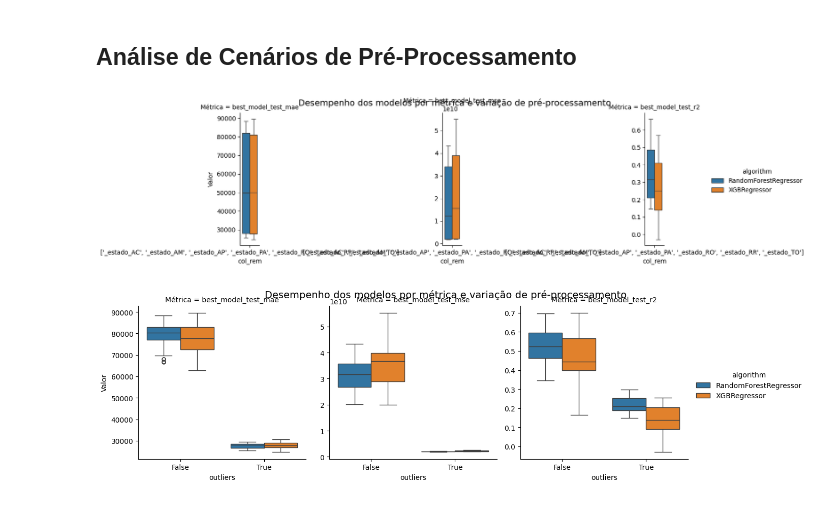
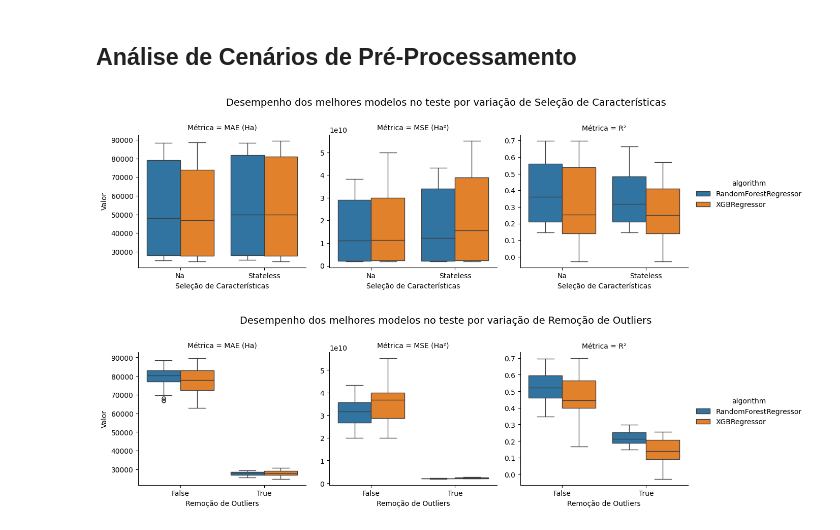
Before and after one commit to SirSirocco/DataScience_2025_1, a Jupyter notebook: analyse_plan_all.ipynb, the cells around one changed output. Saved outputs shown, nothing was run; the diff lists cells and outputs as text; code cells hidden in the pictures.

```diff
--- a/analyse_plan_all.ipynb
+++ b/analyse_plan_all.ipynb
@@ -204,31 +232,40 @@ display(df_perf_cmp_table)
 # %% [markdown]
 Para assegurar a interpretabilidade, serão considerados apenas os casos sem PCA aplicado, isto é, com `PCA=0`.
 # %%
+# Constantes auxiliares
 COEF_MASK = "FS={scenario}"
+COEF_ALPHA = 5 # %
 
 # Formatação
 COEF_TITLE = "Importância média por característica no cenário: {scenario}"
 COEF_X_AXIS = "Característica"
 COEF_Y_AXIS = "Importância"
 
+# Obtém cenários sem PCA aplicado
 df_pcaless = df_exp_plan[df_exp_plan[_PCA] == 0]
 
 for scenario in _FS_SCENARIOS:
+    # Filtra o cenário de seleção de features desejado
     df_scenario = df_pcaless[
         df_pcaless[_CASE].apply(
             lambda key: COEF_MASK.format(scenario=scenario) in key
         )
     ]
 
+    # Obtém DataFrame com a média dos coeficientes
     df_avg_coefs = get_avg_coefs(df_scenario)
 
-    # Plota gráfico
+    """
+    Plota gráfico de barras da média por coeficiente com intervalo de confiança
+    ao nível de significância alfa
+    """
     plt.figure(figsize=(10, 6))
     sns.barplot(
         data=df_avg_coefs,
         x=_FEATURE,
         y=_IMPORTANCE,
-        hue=_ALGORITHM
+        hue=_ALGORITHM,
+        errorbar=("ci", 100 - COEF_ALPHA)
     )
     plt.title(COEF_TITLE.format(scenario=scenario.capitalize()))
     plt.xlabel(COEF_X_AXIS)
@@ -246,49 +283,68 @@ for scenario in _FS_SCENARIOS:
 # %% [markdown]
 ## Análise de Cenários de Pré-Processamento
 # %%
+# Constantes auxiliares
+PRE_MASK = "FS={scenario}"
 PRE_REF_METRIC = "r2" # Métrica de referência usada na V.C.
-PRE_STEPS = [_FS, _OUT, _NORM]
-PRE_STEPS_NUM = len(PRE_STEPS)
-PRE_X_AXIS = ["Cenário de FS", "Outliers Removidos", "Normalização"]
-PRE_TEST = "best_model_test"
-PRE_METRIC = "Métrica"
-PRE_VALUE = "Valor"
+
+PRE_STEPS_MAP = {
+    _FS: "Seleção de Características",
+    _OUT: "Remoção de Outliers",
+    _NORM: "Normalização"
+}
+
+PRE_MAP_METRICS = {
+    f"{_TEST_RADIX}_mae": "MAE (Ha)",
+    f"{_TEST_RADIX}_mse": "MSE (Ha²)",
+    f"{_TEST_RADIX}_r2": "R²",
+}
 
 # Formatação
 PRE_PLOT = "box"
+PRE_METRIC = "Métrica"
+PRE_TITLE = "Desempenho dos melhores modelos no teste por variação de {step_name}"
+PRE_Y_AXIS = "Valor"
 
 # Restringe apenas aos casos que tenham usado a métrica de referência em sua V.C.
-df_pre_proc = normalize_df_exp_plan_cv(df_exp_plan)
-df_pre_proc = df_pre_proc[df_pre_proc[_CV_METRIC] == PRE_REF_METRIC]
+df_pre = normalize_df_exp_plan_cv(df_exp_plan)
+df_pre = df_pre[df_pre[_CV_METRIC] == PRE_REF_METRIC]
+df_pre = df_pre.rename(columns=PRE_MAP_METRICS)
 
-for step, x in zip(PRE_STEPS, PRE_X_AXIS):
-    # 1. Transforma o dataframe para formato longo
-    df = df_pre_proc.melt(
-        id_vars=[_ALGORITHM, step],  # colunas que permanecem
-        value_vars=[f"{PRE_TEST}_{metric}" for metric in _METRICS],  # métricas
+# Renomeia cenários
+for scenario in _FS_SCENARIOS:
+    df_pre.loc[
+        df_pre[_CASE].apply(lambda key: PRE_MASK.format(scenario=scenario) in key),
+        _FS
+    ] = scenario.capitalize()
+
+for step, step_name in PRE_STEPS_MAP.items():
+    # Transforma DataFrame para formato longo
+    df_melted = df_pre.melt(
+        id_vars=[_ALGORITHM, step],  # Colunas que permanecem
+        value_vars=[metric for metric in PRE_MAP_METRICS.values()],  # Métricas
         var_name= PRE_METRIC,
-        value_name=PRE_VALUE
+        value_name=PRE_Y_AXIS
     )
 
-    # Gráfico: um por variação do pré-processamento
+    # Plota subgráficos: um por variação do pré-processamento
     g = sns.catplot(
-        data=df,
+        data=df_melted,
         kind=PRE_PLOT,
         x=step,
-        y=PRE_VALUE,
+        y=PRE_Y_AXIS,
         hue=_ALGORITHM,
         col=PRE_METRIC,
-        col_wrap=3,  # Controla quantos gráficos por linha
+        col_wrap=3,     # Controla quantos gráficos por linha
         height=4,
         aspect=1,
-        sharey=False # Gráficos não compartilham escala
+        sharey=False    # Gráficos não compartilham escala
     )
-
-    g.fig.subplots_adjust(top=0.9)
-    g.fig.suptitle("Desempenho dos modelos por métrica e variação de pré-processamento", fontsize=14)
+    g.fig.subplots_adjust(top=0.8)
+    g.fig.suptitle(PRE_TITLE.format(step_name=step_name), fontsize=14)
+    g.set_axis_labels(step_name, PRE_Y_AXIS)
     plt.show()
 
     print("\n")
 # %% [output]
-[figure, old version]
+[figure, new version]
-[figure, old version]
+[figure, new version]
```
Also changed, not shown: parts of 13 cells of this notebook.
